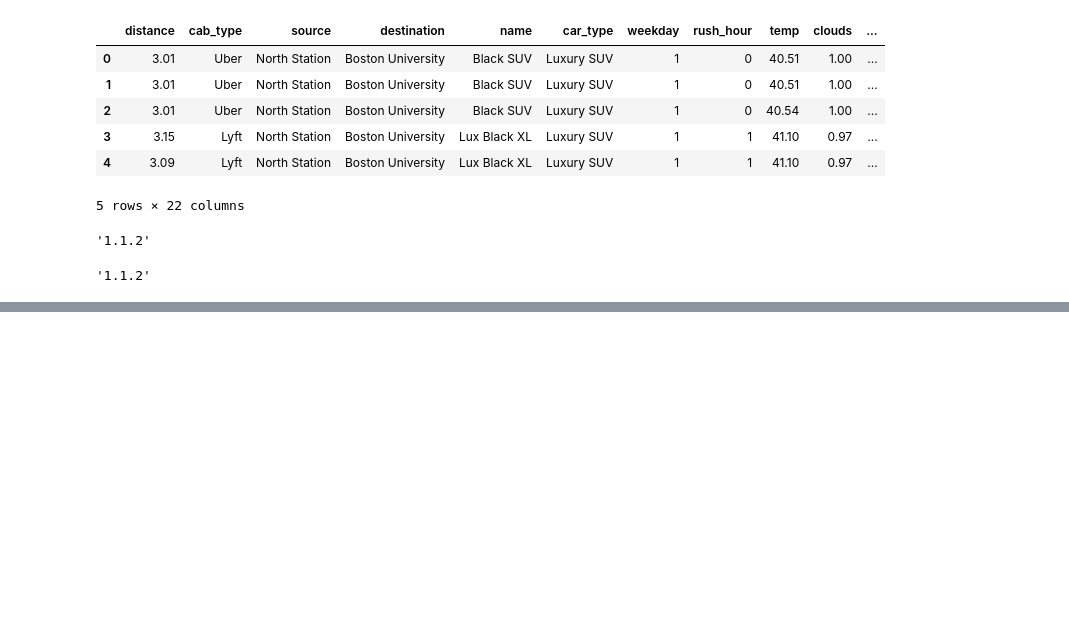
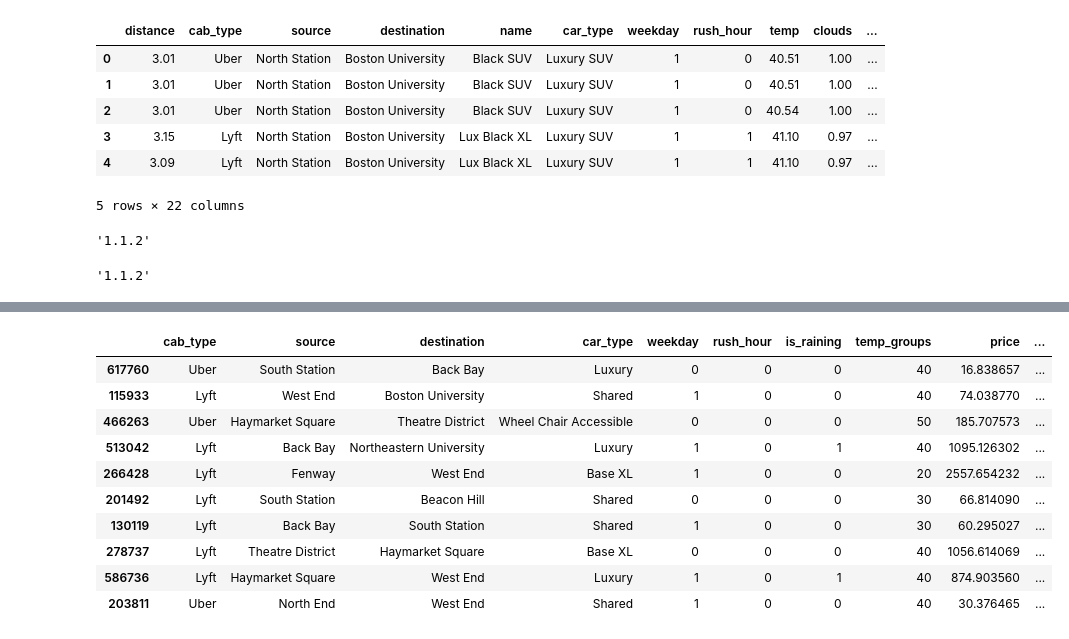
Before and after one commit to emekaamadi/Dynamic_Project, a Jupyter notebook: Pipeline/temp_analysis.ipynb, the cells around one changed output, grey strips where cells are left out. Cells and saved outputs as stored; diff of their text form; code cells hidden in the pictures; blank space fills up the shorter version.

Commit message:
updated test code and model generated for eta est

```diff
--- a/Pipeline/temp_analysis.ipynb
+++ b/Pipeline/temp_analysis.ipynb
@@ -319,0 +349,31 @@ sklearn.__version__
+# %%
+### For test by YC ###
+def get_demand_data_with_eta(data=pd.read_csv("Data/demand_est.csv")):
+    """
+    Create dataset based off demand estimation calculation.
+    Returns:
+        DataFrame: Filtered Demand data.
+    """
+    # Load in already saved data because it takes hours to do the demand estimation
+    df = data
+    df['estimated_demand'] = df['estimated_a'] * np.exp(-np.abs(df['estimated_eta']) * np.log(df['price'])) + df['estimated_b']
+    df['base_price'] = df.groupby(by=['source', 'destination', 'car_type'])['price'].transform('min')
+    df.rename(columns = {'price': 'original_price'}, inplace= True)
+    # Now the new price column will actually be the dynamic price
+    df['price'] = df['base_price'] * (1 + df['estimated_eta'] * df['estimated_demand'])
+    return df[["cab_type", "source", "destination", "car_type", "weekday", "rush_hour", "is_raining", "temp_groups", "price", "estimated_eta", "estimated_a", "estimated_b"]]
+# %%
+new_df = get_demand_data_with_eta()
+new_df.sample(10)
+# %% [output]
+|  | cab_type | source | destination | car_type | weekday | rush_hour | is_raining | temp_groups | price | ... |
+| 617760 | Uber | South Station | Back Bay | Luxury | 0 | 0 | 0 | 40 | 16.838657 | ... |
+| 115933 | Lyft | West End | Boston University | Shared | 1 | 0 | 0 | 40 | 74.038770 | ... |
+| 466263 | Uber | Haymarket Square | Theatre District | Wheel Chair Accessible | 0 | 0 | 0 | 50 | 185.707573 | ... |
+| 513042 | Lyft | Back Bay | Northeastern University | Luxury | 1 | 0 | 1 | 40 | 1095.126302 | ... |
+| 266428 | Lyft | Fenway | West End | Base XL | 1 | 0 | 0 | 20 | 2557.654232 | ... |
+| 201492 | Lyft | South Station | Beacon Hill | Shared | 0 | 0 | 0 | 30 | 66.814090 | ... |
+| 130119 | Lyft | Back Bay | South Station | Shared | 1 | 0 | 0 | 30 | 60.295027 | ... |
+| 278737 | Lyft | Theatre District | Haymarket Square | Base XL | 0 | 0 | 0 | 40 | 1056.614069 | ... |
+| 586736 | Lyft | Haymarket Square | West End | Luxury | 1 | 0 | 1 | 40 | 874.903560 | ... |
+| 203811 | Uber | North End | West End | Shared | 1 | 0 | 0 | 40 | 30.376465 | ... |
```
Also changed, not shown: parts of 4 cells of this notebook, 4 other files.
